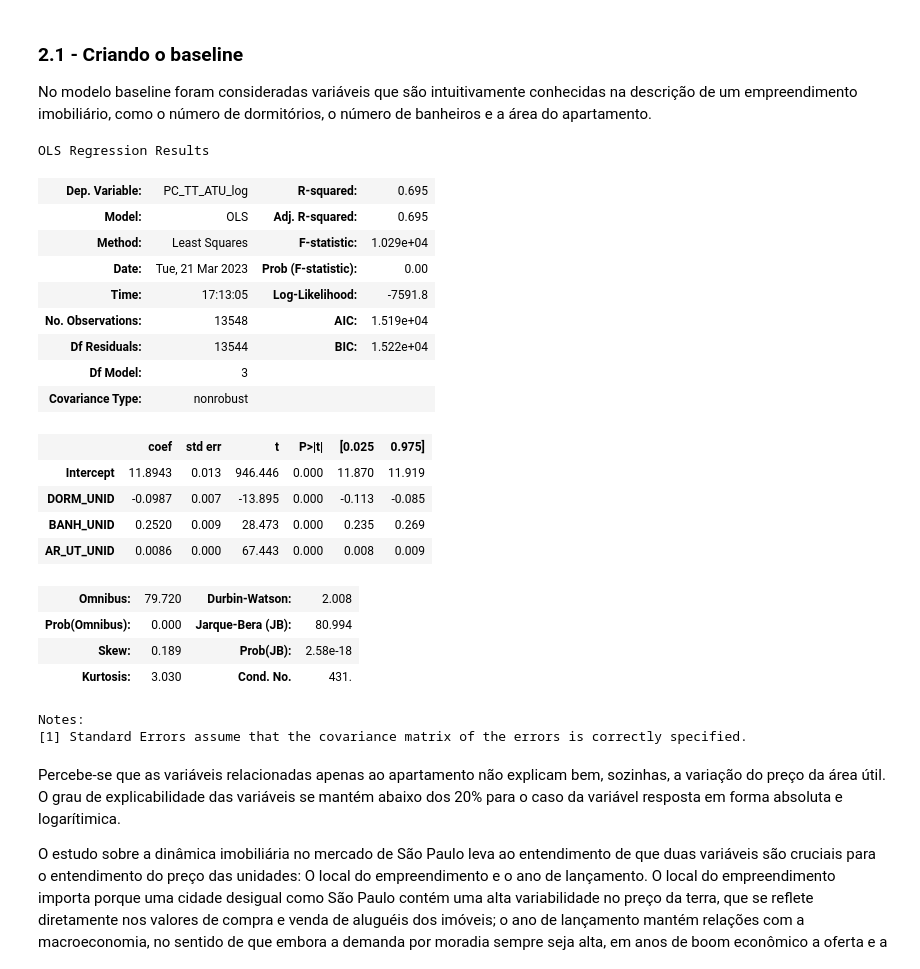
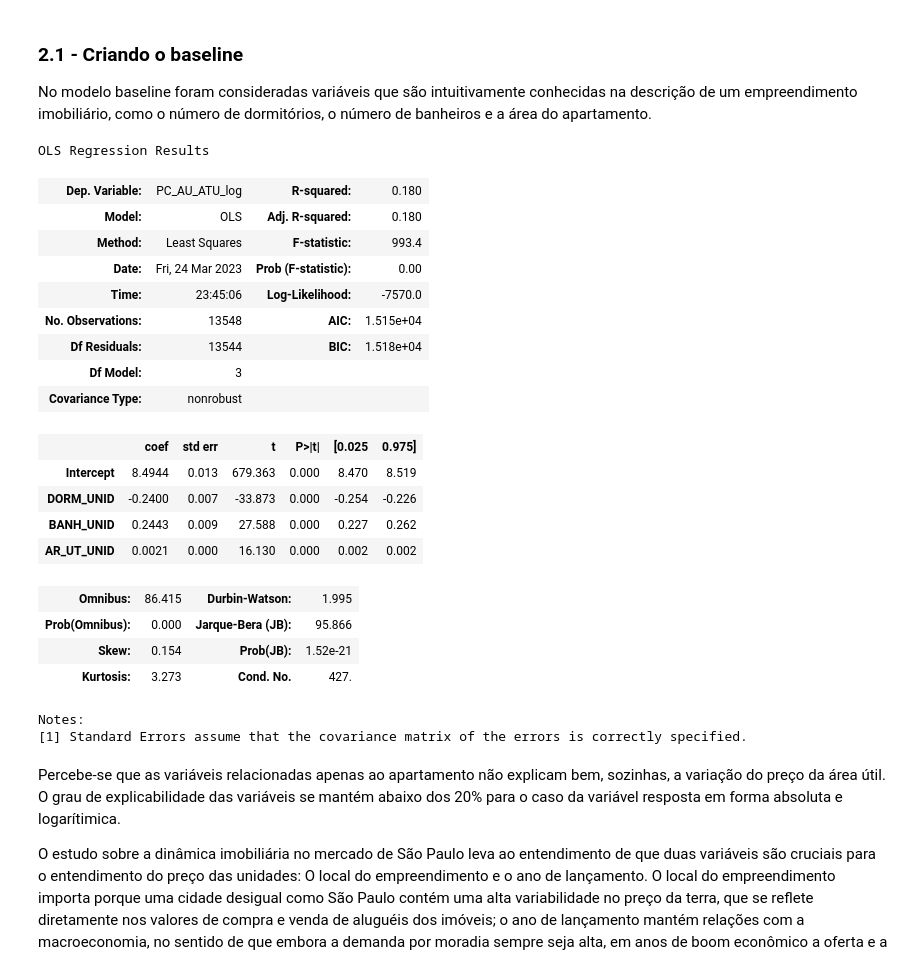
Before and after one commit to LissesCastro/Tera-Mercado-Imobiliario-SP, a Jupyter notebook: modelo_preditivo.ipynb, the cells around one changed output. Saved outputs shown, nothing was run; the diff lists cells and outputs as text; code cells hidden in the pictures.

```diff
--- a/modelo_preditivo.ipynb
+++ b/modelo_preditivo.ipynb
@@ -69,12 +69,18 @@ df = pd.read_csv('Base_EMBRAESP_trabalhada.csv')
 #Valores na base não traria uma leitura muito interpretativa
 
 #Base que será utilizada para o split
-df_rf = df.drop(['Unnamed: 0.1', 'Unnamed: 0','RENRESP91', 'PCMEDAU00',
-       'PCMEDAU10', 'RENRESP00', 'ID', 'AGENTE', 'PC_TT_UN', 'PC_M2_AU', 'PC_M2_AT', 'PC_AT_ATU', 'PC_EMP_ATU',
-       'VLR_US__CO', 'PC_TT_UN_U', 'PC_M2_AU_U', 'PC_M2_AT_U', 'PC_M2_AT_log', 'VLR_US__CO_log', 'PCMEDAU10_log', 'PCMEDAU91', 'PC_M2_AU_log'], axis=1)
+df_rf = df.drop(['Unnamed: 0.1', 'Unnamed: 0','MES_LAN', 'DATA_ENT',
+       'RENRESP00', 'ID', 'PC_TT_UN', 'PC_M2_AU', 'PC_M2_AT', 'PC_AT_ATU',
+       'VLR_US__CO', 'PC_TT_UN_U', 'PC_M2_AU_U', 'PC_M2_AT_U', 'PC_M2_AT_log', 'VLR_US__CO_log', 'PCMEDAU10_log', 'PC_M2_AU_log', 'DATA_ENT','PERC_PPI', 'PERC_4_MAIS_MORADORES',
+       'Brancos', 'Pretos', 'Amarelos', 'Pardos', 'Índigenas', 'Domicilios no setor censitário', 'Domicilios alugados',
+       'Domicilios unipessoais', 'Domicilios 2 ou 3 moradores','Domicilios 4 ou mais moradores', 'Residentes no setor censitário', 'SC_2010', 'AP2010'
+       ], axis=1)
 
 df['AR_UT_UNID_log'] = np.log(df['AR_UT_UNID'])
 df['RENRESP10_log'] = np.log(df['RENRESP10'])
+
+df_rf['AR_UT_UNID_log'] = np.log(df['AR_UT_UNID'])
+df_rf['RENRESP10_log'] = np.log(df['RENRESP10'])
 # %% [markdown]
 <h3>1.1 Definindo as variáveis que estarão presentes no modelo</h3>
 # %%
@@ -113,30 +127,30 @@ No modelo baseline foram consideradas variáveis que são intuitivamente conheci
 # %%
 #Criando os modelos baseline do preço da área útil e da área total. A ideia é que os modelos posteriores consigam um R² maior e AIC/BIC menores
 au_baseline = sm.ols(formula='PC_AU_ATU_log ~ DORM_UNID + BANH_UNID + AR_UT_UNID', data=df.iloc[X_train.index,:]).fit()
 tt_baseline = sm.ols(formula='PC_TT_ATU_log ~ DORM_UNID + BANH_UNID + AR_UT_UNID', data=df.iloc[X_train.index,:]).fit()
 
 au_baseline.summary()
-tt_baseline.summary()
+#tt_baseline.summary()
 # %% [output]
 OLS Regression Results
-| Dep. Variable: | PC_TT_ATU_log | R-squared: | 0.695 |
-| Model: | OLS | Adj. R-squared: | 0.695 |
-| Method: | Least Squares | F-statistic: | 1.029e+04 |
-| Date: | Tue, 21 Mar 2023 | Prob (F-statistic): | 0.00 |
-| Time: | 17:13:05 | Log-Likelihood: | -7591.8 |
-| No. Observations: | 13548 | AIC: | 1.519e+04 |
-| Df Residuals: | 13544 | BIC: | 1.522e+04 |
+| Dep. Variable: | PC_AU_ATU_log | R-squared: | 0.180 |
+| Model: | OLS | Adj. R-squared: | 0.180 |
+| Method: | Least Squares | F-statistic: | 993.4 |
+| Date: | Fri, 24 Mar 2023 | Prob (F-statistic): | 0.00 |
+| Time: | 23:45:06 | Log-Likelihood: | -7570.0 |
+| No. Observations: | 13548 | AIC: | 1.515e+04 |
+| Df Residuals: | 13544 | BIC: | 1.518e+04 |
 | Df Model: | 3 |  |  |
 | Covariance Type: | nonrobust |  |  |
 |  | coef | std err | t | P>|t| | [0.025 | 0.975] |
-| Intercept | 11.8943 | 0.013 | 946.446 | 0.000 | 11.870 | 11.919 |
-| DORM_UNID | -0.0987 | 0.007 | -13.895 | 0.000 | -0.113 | -0.085 |
-| BANH_UNID | 0.2520 | 0.009 | 28.473 | 0.000 | 0.235 | 0.269 |
-| AR_UT_UNID | 0.0086 | 0.000 | 67.443 | 0.000 | 0.008 | 0.009 |
+| Intercept | 8.4944 | 0.013 | 679.363 | 0.000 | 8.470 | 8.519 |
+| DORM_UNID | -0.2400 | 0.007 | -33.873 | 0.000 | -0.254 | -0.226 |
+| BANH_UNID | 0.2443 | 0.009 | 27.588 | 0.000 | 0.227 | 0.262 |
+| AR_UT_UNID | 0.0021 | 0.000 | 16.130 | 0.000 | 0.002 | 0.002 |
-| Omnibus: | 79.720 | Durbin-Watson: | 2.008 |
-| Prob(Omnibus): | 0.000 | Jarque-Bera (JB): | 80.994 |
-| Skew: | 0.189 | Prob(JB): | 2.58e-18 |
-| Kurtosis: | 3.030 | Cond. No. | 431. |
+| Omnibus: | 86.415 | Durbin-Watson: | 1.995 |
+| Prob(Omnibus): | 0.000 | Jarque-Bera (JB): | 95.866 |
+| Skew: | 0.154 | Prob(JB): | 1.52e-21 |
+| Kurtosis: | 3.273 | Cond. No. | 427. |
 Notes:
 [1] Standard Errors assume that the covariance matrix of the errors is correctly specified.
 # %% [markdown]
```
Also changed, not shown: parts of 22 cells of this notebook, 2 other files.
